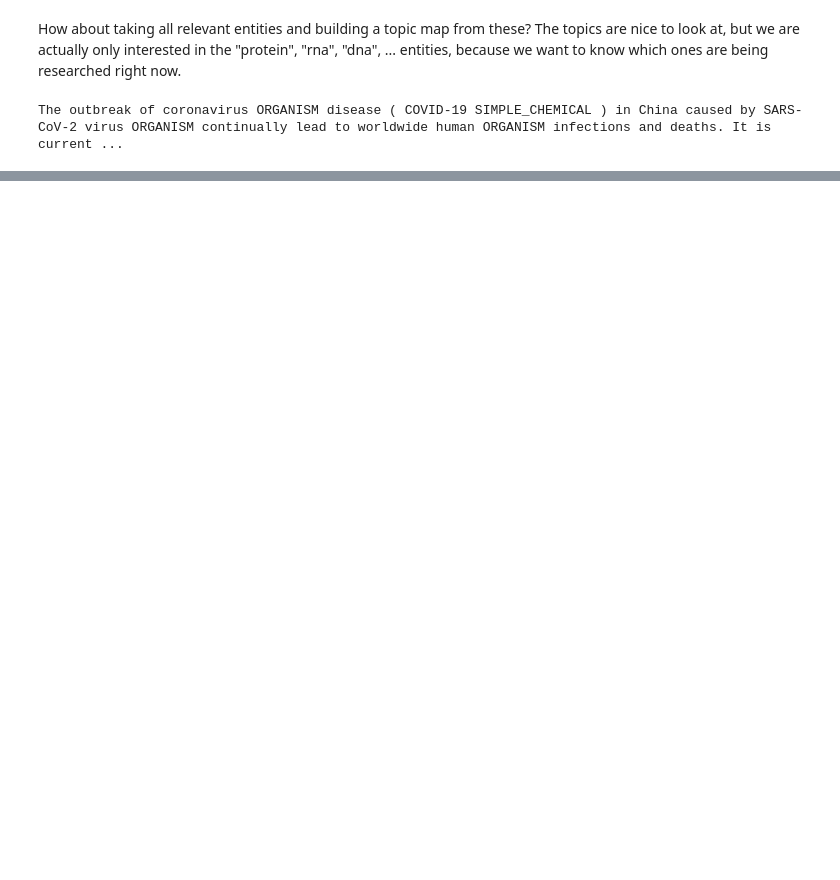
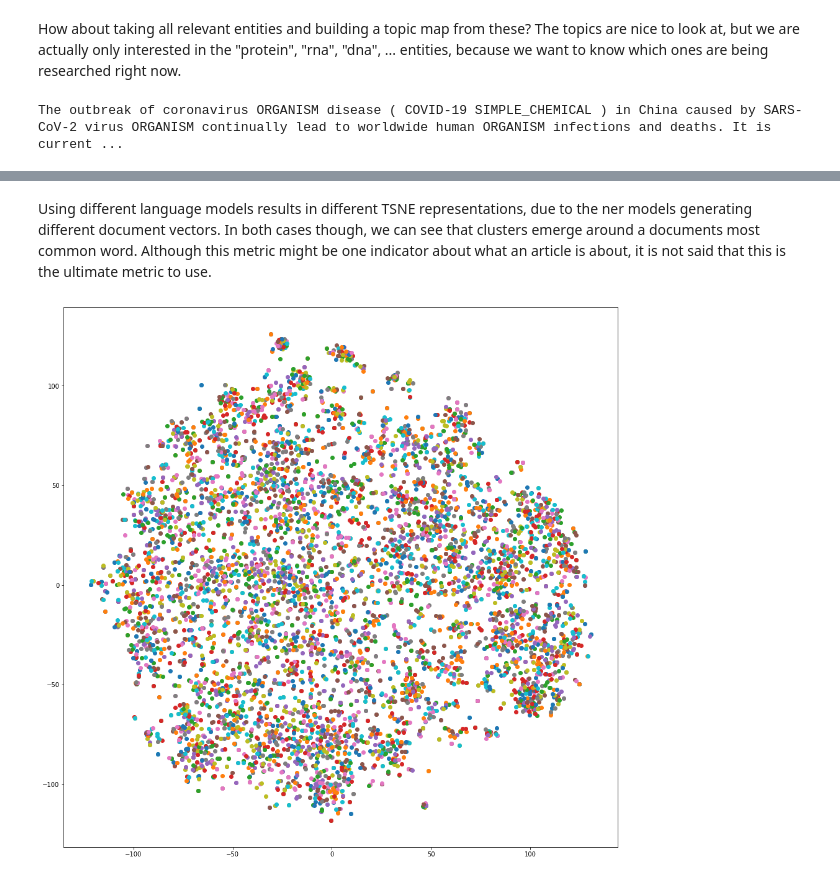
Before and after one commit to MartinTschechne/ML4H2020, a Jupyter notebook: NLP/Initial look on data.ipynb, the cells around one changed output, grey strips where cells are left out. Drawn from its saved outputs; the diff is of its cells as text; code cells hidden in the pictures; blank space fills up the shorter version.

```diff
--- a/NLP/Initial look on data.ipynb
+++ b/NLP/Initial look on data.ipynb
@@ -405,0 +468,27 @@ for e in doc.ents:
+# %% [markdown]
+Using different language models results in different TSNE representations, due to the ner models generating different document vectors. In both cases though, we can see that clusters emerge around a documents most common word. Although this metric might be one indicator about what an article is about, it is not said that this is the ultimate metric to use.
+# %%
+# Protein language model on all abstracts
+labels = []
+tokens = []
+
+for abstract in vaccines.abstract_description: # [:5000]
+    doc = nlp_protein(abstract)
+    tokens.append(doc.vector)
+
+tsne_model = TSNE(perplexity=40, n_components=2, init='pca', n_iter=2500, random_state=23)
+new_values = tsne_model.fit_transform(tokens)
+
+x = []
+y = []
+for value in new_values:
+    x.append(value[0])
+    y.append(value[1])
+
+plt.figure(figsize=(16, 16))
+for i in range(len(x)):
+    plt.scatter(x[i],y[i])
+
+plt.show()
+# %% [output]
+[figure, added]
```
Also changed, not shown: parts of 54 cells of this notebook.
